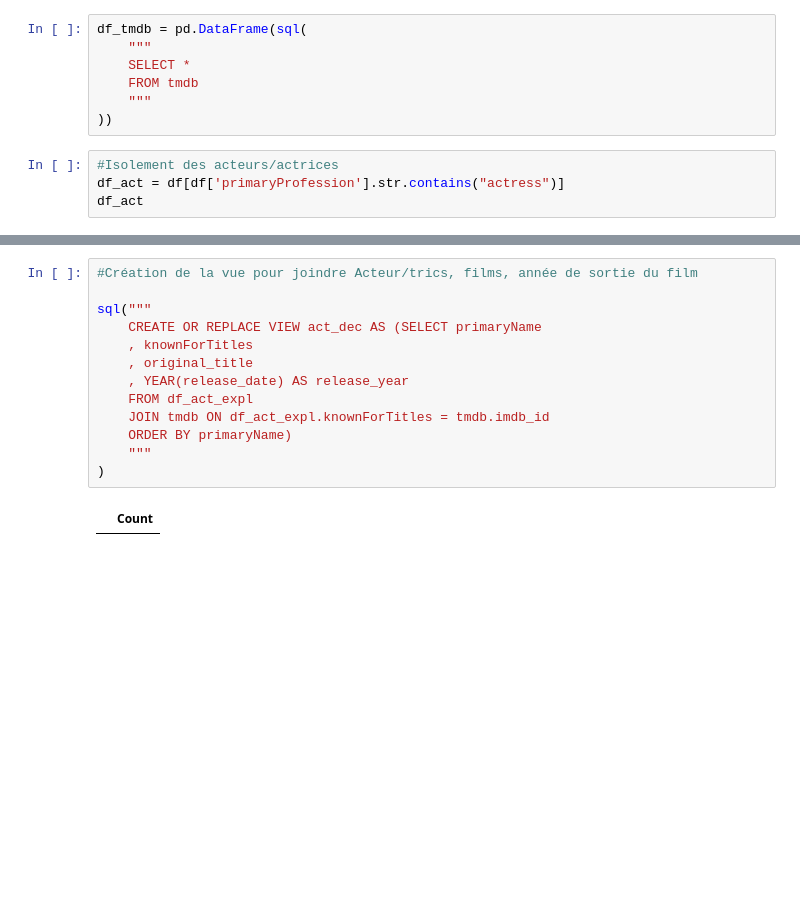
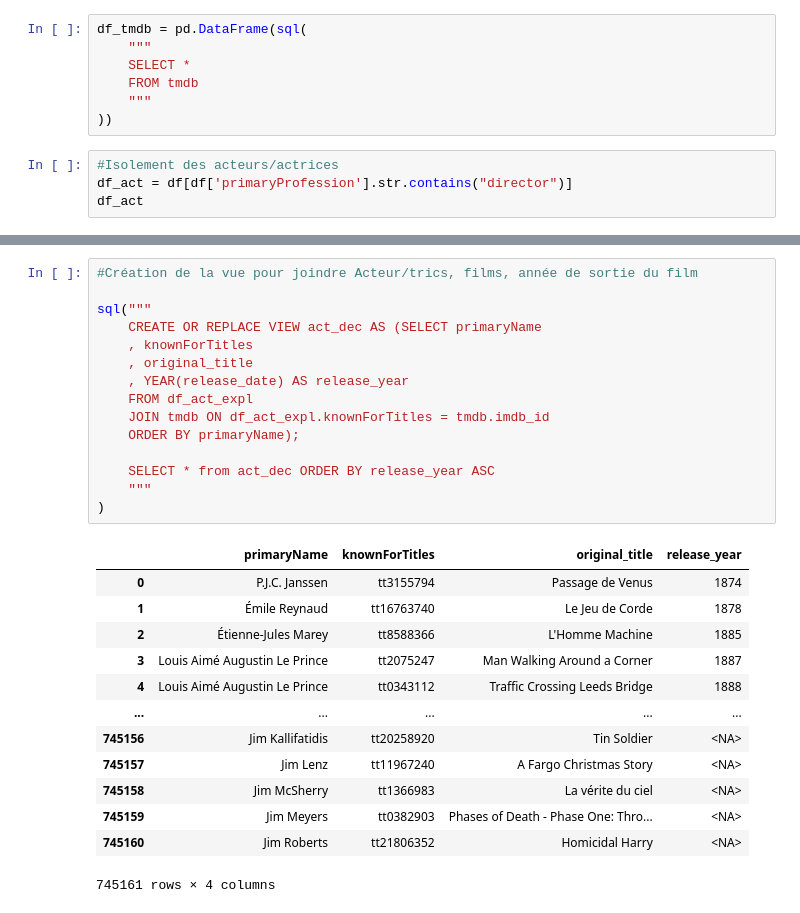
Before and after one commit to Jean-Patrick-Alcolea/Projet-2, a Jupyter notebook: notebooks/Dataviz - Remy.ipynb, the cells around one changed output, grey strips where cells are left out. Cells and saved outputs as stored; diff of their text form; blank space fills up the shorter version.

```diff
--- a/notebooks/Dataviz - Remy.ipynb
+++ b/notebooks/Dataviz - Remy.ipynb
@@ -26,7 +25,7 @@ df_tmdb = pd.DataFrame(sql(
 ))
 # %%
 #Isolement des acteurs/actrices
-df_act = df[df['primaryProfession'].str.contains("actress")]
+df_act = df[df['primaryProfession'].str.contains("director")]
 df_act
 # %% [output]
 |  | nconst | primaryName | birthYear | deathYear | primaryProfession | knownForTitles |
@@ -65,18 +69,32 @@ df_act_expl
 # %%
 #Création de la vue pour joindre Acteur/trics, films, année de sortie du film
 
 sql("""
     CREATE OR REPLACE VIEW act_dec AS (SELECT primaryName
     , knownForTitles
     , original_title
     , YEAR(release_date) AS release_year
     FROM df_act_expl
     JOIN tmdb ON df_act_expl.knownForTitles = tmdb.imdb_id
-    ORDER BY primaryName)
+    ORDER BY primaryName);
+
+    SELECT * from act_dec ORDER BY release_year ASC
     """
 )
 # %% [output]
-|  | Count |
+|  | primaryName | knownForTitles | original_title | release_year |
+| 0 | P.J.C. Janssen | tt3155794 | Passage de Venus | 1874 |
+| 1 | Émile Reynaud | tt16763740 | Le Jeu de Corde | 1878 |
+| 2 | Étienne-Jules Marey | tt8588366 | L'Homme Machine | 1885 |
+| 3 | Louis Aimé Augustin Le Prince | tt2075247 | Man Walking Around a Corner | 1887 |
+| 4 | Louis Aimé Augustin Le Prince | tt0343112 | Traffic Crossing Leeds Bridge | 1888 |
+| ... | ... | ... | ... | ... |
+| 745156 | Jim Kallifatidis | tt20258920 | Tin Soldier | <NA> |
+| 745157 | Jim Lenz | tt11967240 | A Fargo Christmas Story | <NA> |
+| 745158 | Jim McSherry | tt1366983 | La vérite du ciel | <NA> |
+| 745159 | Jim Meyers | tt0382903 | Phases of Death - Phase One: Thro... | <NA> |
+| 745160 | Jim Roberts | tt21806352 | Homicidal Harry | <NA> |
+745161 rows × 4 columns
 # %%
 #cCréation de la vue pour ajouter l'intervalle d'années
 
```
Also changed, not shown: parts of 24 cells of this notebook.
